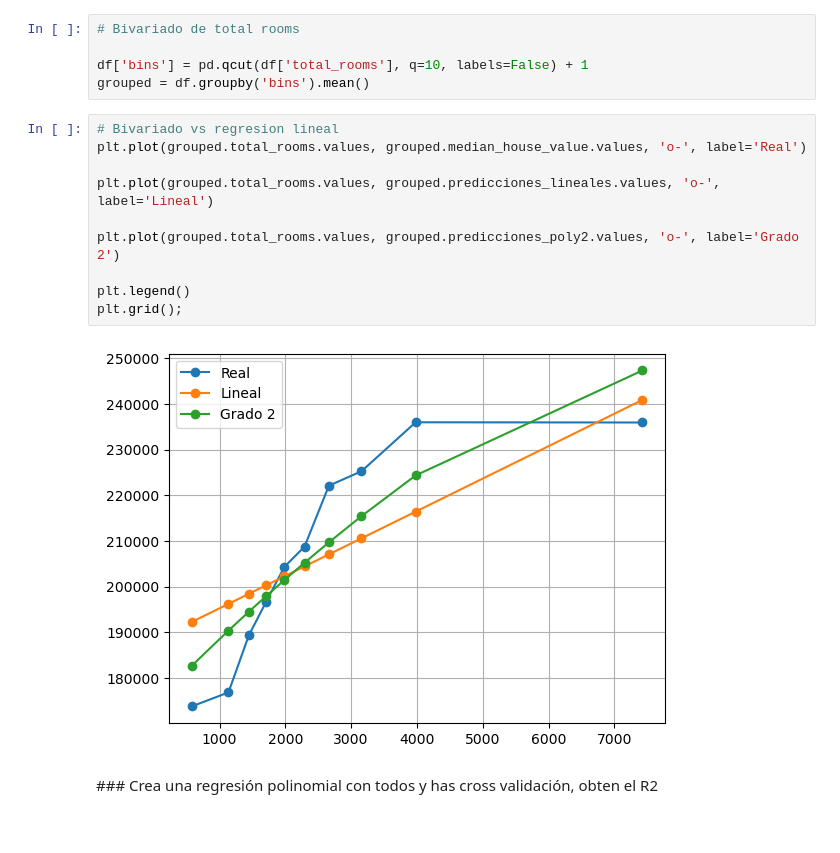
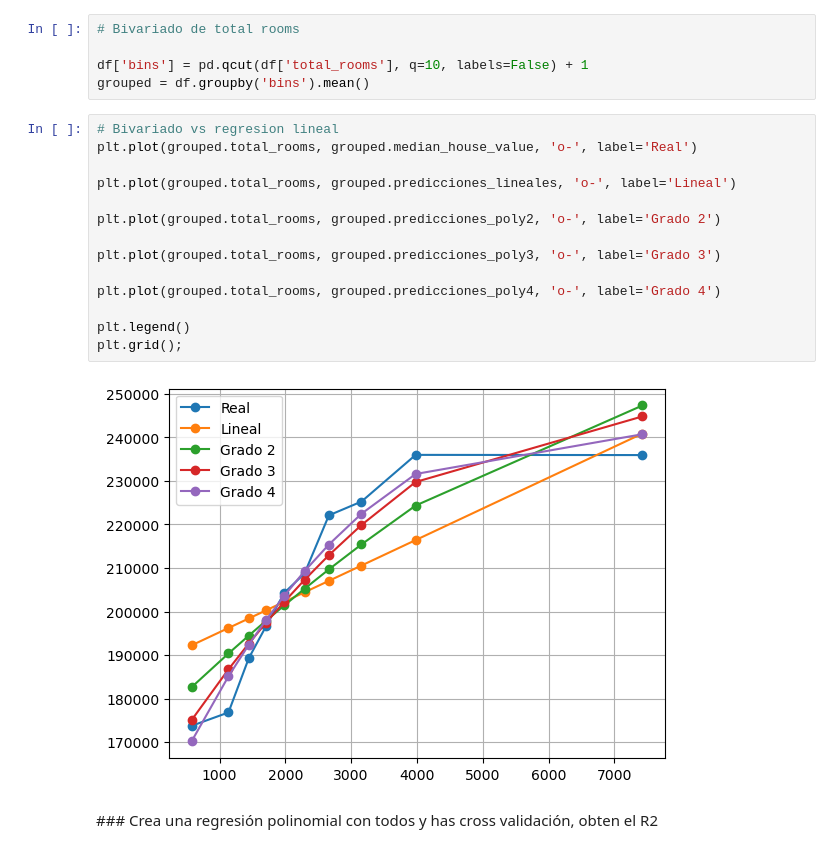
Before and after one commit to LuisMB09/lab_aprendizaje_estadistico, a Jupyter notebook: Clase4_polinomio_sin_resolver.ipynb, the cells around one changed output. Cells and saved outputs as stored; diff of their text form.

Commit message:
grado 4

```diff
--- a/Clase4_polinomio_sin_resolver.ipynb
+++ b/Clase4_polinomio_sin_resolver.ipynb
@@ -62,16 +62,20 @@ df['bins'] = pd.qcut(df['total_rooms'], q=10, labels=False) + 1
 grouped = df.groupby('bins').mean()
 # %%
 # Bivariado vs regresion lineal
-plt.plot(grouped.total_rooms.values, grouped.median_house_value.values, 'o-', label='Real')
+plt.plot(grouped.total_rooms, grouped.median_house_value, 'o-', label='Real')
 
-plt.plot(grouped.total_rooms.values, grouped.predicciones_lineales.values, 'o-', label='Lineal')
+plt.plot(grouped.total_rooms, grouped.predicciones_lineales, 'o-', label='Lineal')
 
-plt.plot(grouped.total_rooms.values, grouped.predicciones_poly2.values, 'o-', label='Grado 2')
+plt.plot(grouped.total_rooms, grouped.predicciones_poly2, 'o-', label='Grado 2')
+
+plt.plot(grouped.total_rooms, grouped.predicciones_poly3, 'o-', label='Grado 3')
+
+plt.plot(grouped.total_rooms, grouped.predicciones_poly4, 'o-', label='Grado 4')
 
 plt.legend()
 plt.grid();
 # %% [output]
-[figure, old version]
+[figure, new version]
 # %% [markdown]
 ### Crea una regresión polinomial con todos y has cross validación, obten el R2
 # %%
```
